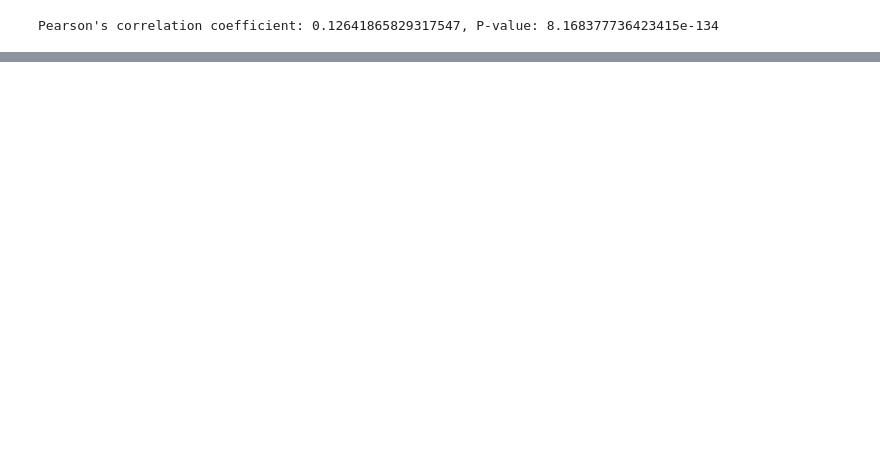
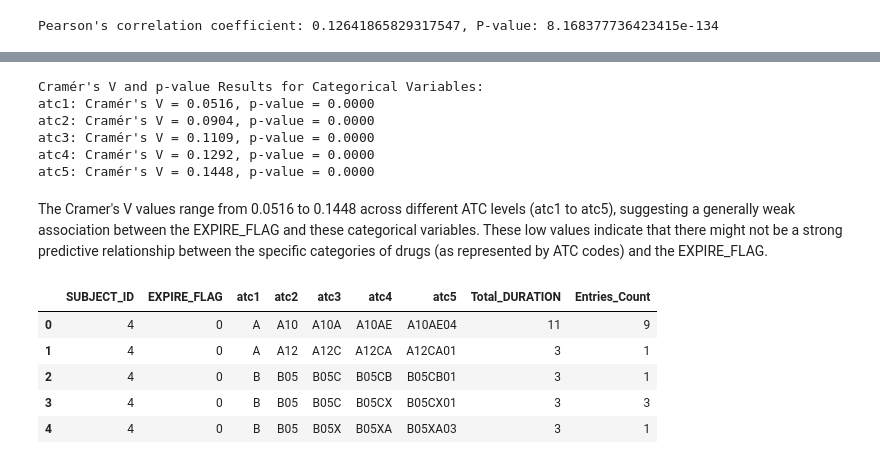
Before and after one commit to Math2130/MIMIC-III-Mortality-Analysis, a Jupyter notebook: VisualizationMedication.ipynb, the cells around one changed output, grey strips where cells are left out. Drawn from its saved outputs; the diff is of its cells as text; code cells hidden in the pictures; blank space fills up the shorter version.

```diff
--- a/VisualizationMedication.ipynb
+++ b/VisualizationMedication.ipynb
@@ -567,0 +527,41 @@ mortality_drug_type.head()
+# %%
+def cramers_v_and_p_value(x, y):
+    confusion_matrix = pd.crosstab(x, y)
+    chi2, p_value, _, _ = chi2_contingency(confusion_matrix)
+    n = confusion_matrix.sum().sum()
+    cramers_v = np.sqrt(chi2 / (n*(min(confusion_matrix.shape)-1)))
+    return cramers_v, p_value
+
+# Calculate Cramér's V and p-values between EXPIRE_FLAG and categorical variables
+results = {}
+for col in ['atc1', 'atc2', 'atc3', 'atc4', 'atc5']:
+    results[col] = cramers_v_and_p_value(drug_expire['EXPIRE_FLAG'], drug_expire[col])
+
+# Display Cramér's V and p-value results
+print("Cramér's V and p-value Results for Categorical Variables:")
+for k, v in results.items():
+    print(f"{k}: Cramér's V = {v[0]:.4f}, p-value = {v[1]:.4f}")
+# %% [output]
+Cramér's V and p-value Results for Categorical Variables:
+atc1: Cramér's V = 0.0516, p-value = 0.0000
+atc2: Cramér's V = 0.0904, p-value = 0.0000
+atc3: Cramér's V = 0.1109, p-value = 0.0000
+atc4: Cramér's V = 0.1292, p-value = 0.0000
+atc5: Cramér's V = 0.1448, p-value = 0.0000
+# %% [markdown]
+The Cramer's V values range from 0.0516 to 0.1448 across different ATC levels (atc1 to atc5), suggesting a generally weak association between the EXPIRE_FLAG and these categorical variables. These low values indicate that there might not be a strong predictive relationship between the specific categories of drugs (as represented by ATC codes) and the EXPIRE_FLAG.
+# %%
+# Summing up DURATION and counting entries per unique SUBJECT_ID and atc1 to atc5
+drug_expire_duration = drug_expire.groupby(['SUBJECT_ID', 'EXPIRE_FLAG', 'atc1', 'atc2', 'atc3', 'atc4', 'atc5']).agg(
+    Total_DURATION=('DURATION', 'sum'),
+    Entries_Count=('DURATION', 'count')
+).reset_index()
+
+drug_expire_duration.head()
+# %% [output]
+|  | SUBJECT_ID | EXPIRE_FLAG | atc1 | atc2 | atc3 | atc4 | atc5 | Total_DURATION | Entries_Count |
+| 0 | 4 | 0 | A | A10 | A10A | A10AE | A10AE04 | 11 | 9 |
+| 1 | 4 | 0 | A | A12 | A12C | A12CA | A12CA01 | 3 | 1 |
+| 2 | 4 | 0 | B | B05 | B05C | B05CB | B05CB01 | 3 | 1 |
+| 3 | 4 | 0 | B | B05 | B05C | B05CX | B05CX01 | 3 | 3 |
+| 4 | 4 | 0 | B | B05 | B05X | B05XA | B05XA03 | 3 | 1 |
```
Also changed, not shown: parts of 14 cells of this notebook, 2 other files.
